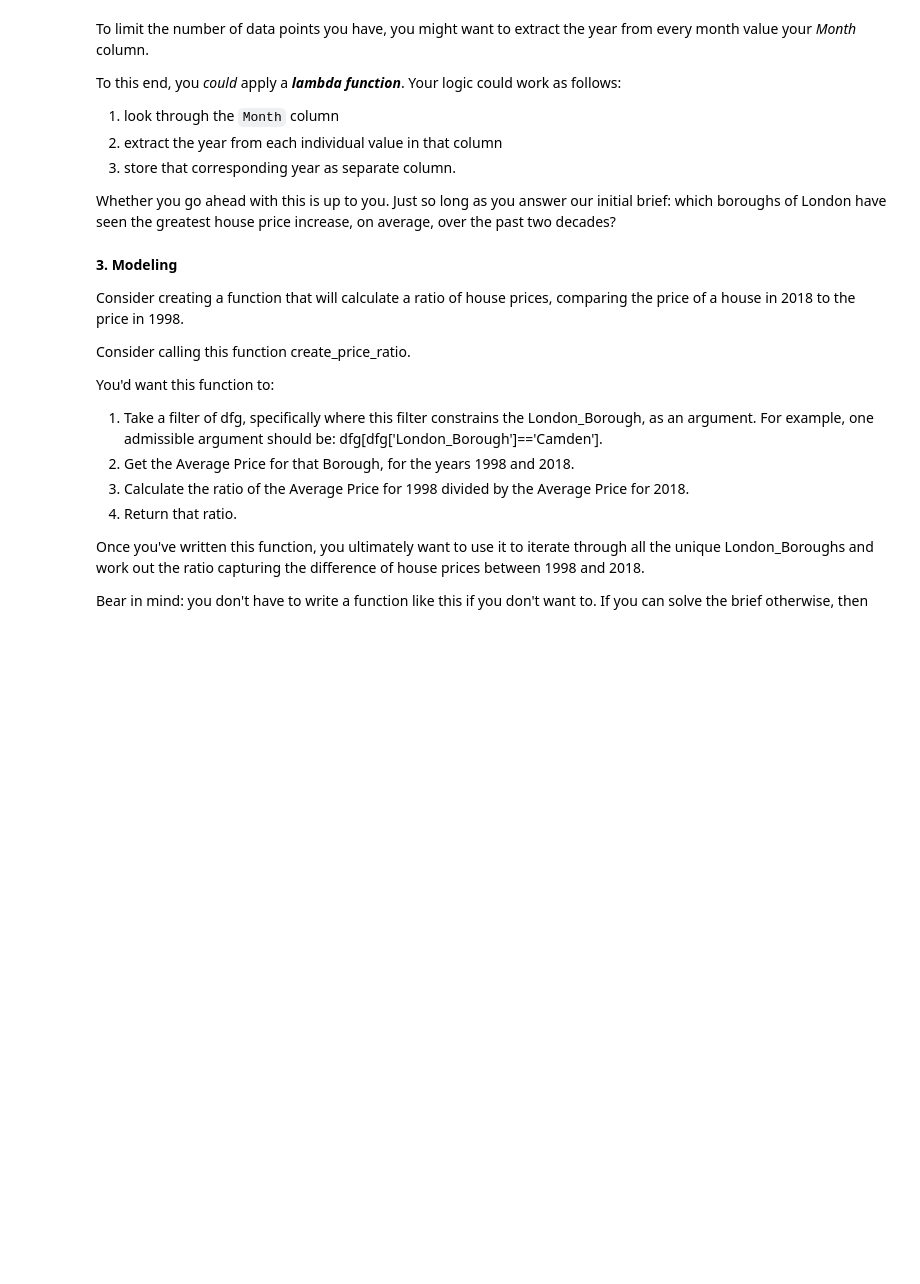
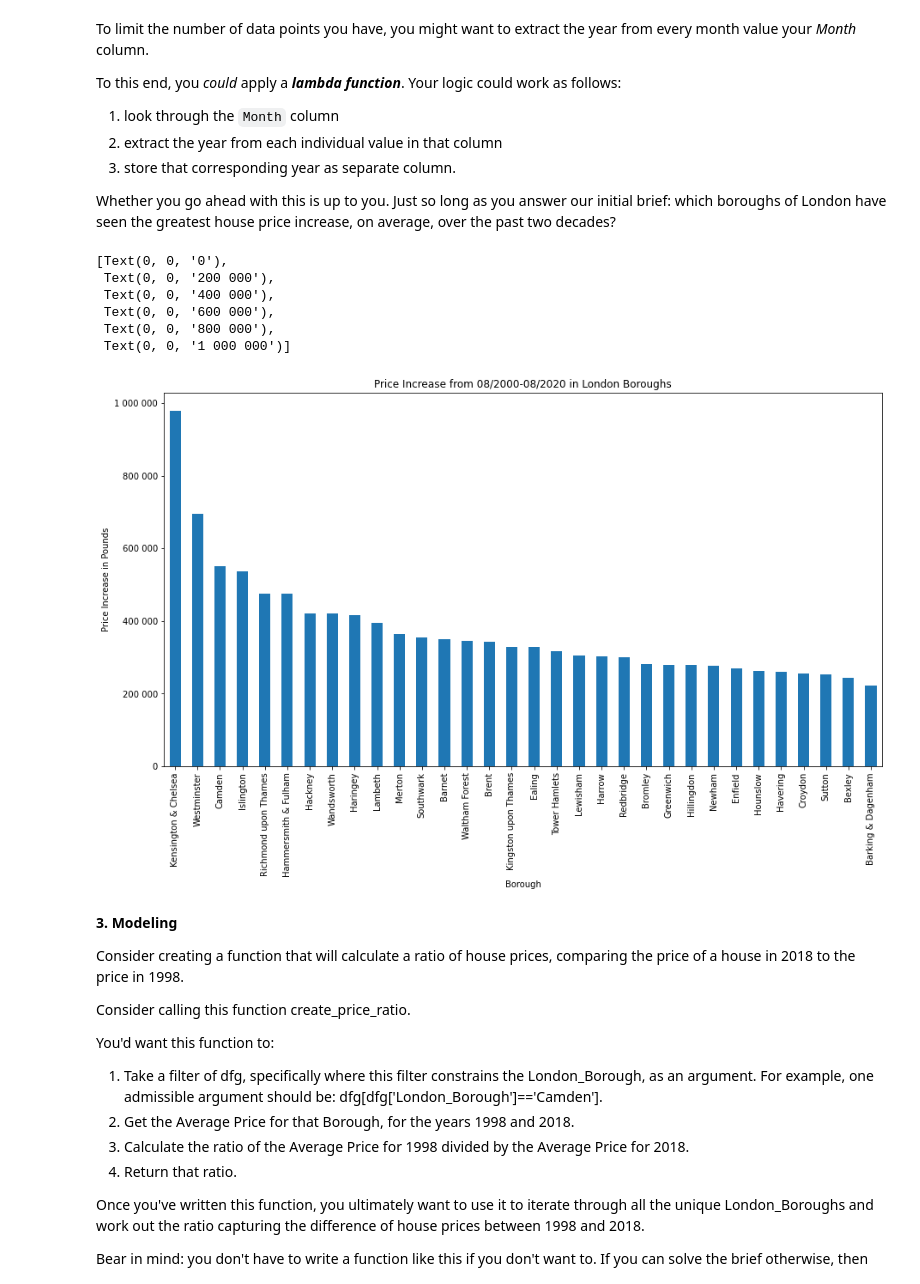
Before and after one commit to Angad99/Springboard, a Jupyter notebook: Unit 4 Challenge - Tier 3.ipynb, the cells around one changed output. Drawn from its saved outputs; the diff is of its cells as text; code cells hidden in the pictures; blank space fills up the shorter version.

```diff
--- a/Unit 4 Challenge - Tier 3.ipynb
+++ b/Unit 4 Challenge - Tier 3.ipynb
@@ -137,6 +251,27 @@ To this end, you *could* apply a ***lambda function***. Your logic could work as
 3. store that corresponding year as separate column.
 
 Whether you go ahead with this is up to you. Just so long as you answer our initial brief: which boroughs of London have seen the greatest house price increase, on average, over the past two decades?
+# %%
+price_changes = []
+for borough in boroughs:
+    change = properties_melted.loc[(borough,'2020-08')]['Price'].values-properties_melted.loc[(borough,'2000-08')]['Price'].values
+    price_changes.append((change[0],borough))
+
+price_changes = sorted(price_changes, reverse = True)
+# %%
+price_increase = pd.DataFrame(price_changes,columns=['Price Increase','Borough'])
+price_increase = price_increase.set_index('Borough')
+price_plot = price_increase.plot(kind='bar',legend=False,title='Price Increase from 08/2000-08/2020 in London Boroughs',figsize=(15,8))
+price_plot.set_ylabel('Price Increase in Pounds')
+price_plot.set_yticklabels((0,'200 000','400 000','600 000','800 000','1 000 000'))
+# %% [output]
+[Text(0, 0, '0'),
+ Text(0, 0, '200 000'),
+ Text(0, 0, '400 000'),
+ Text(0, 0, '600 000'),
+ Text(0, 0, '800 000'),
+ Text(0, 0, '1 000 000')]
+[figure, added]
 # %% [markdown]
 **3. Modeling**
 
```
Also changed, not shown: parts of 14 cells of this notebook.
